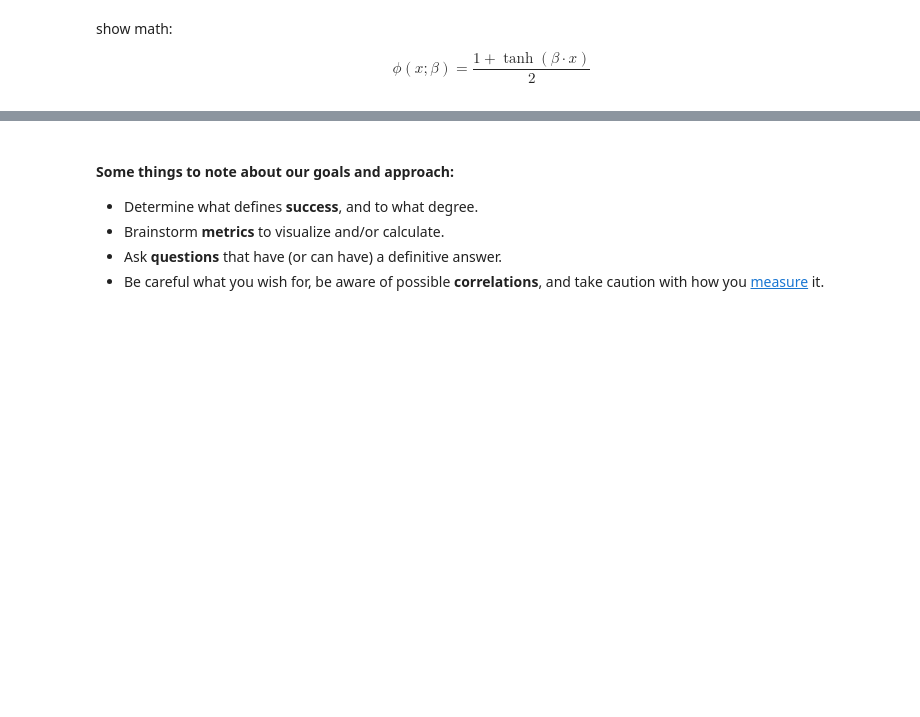
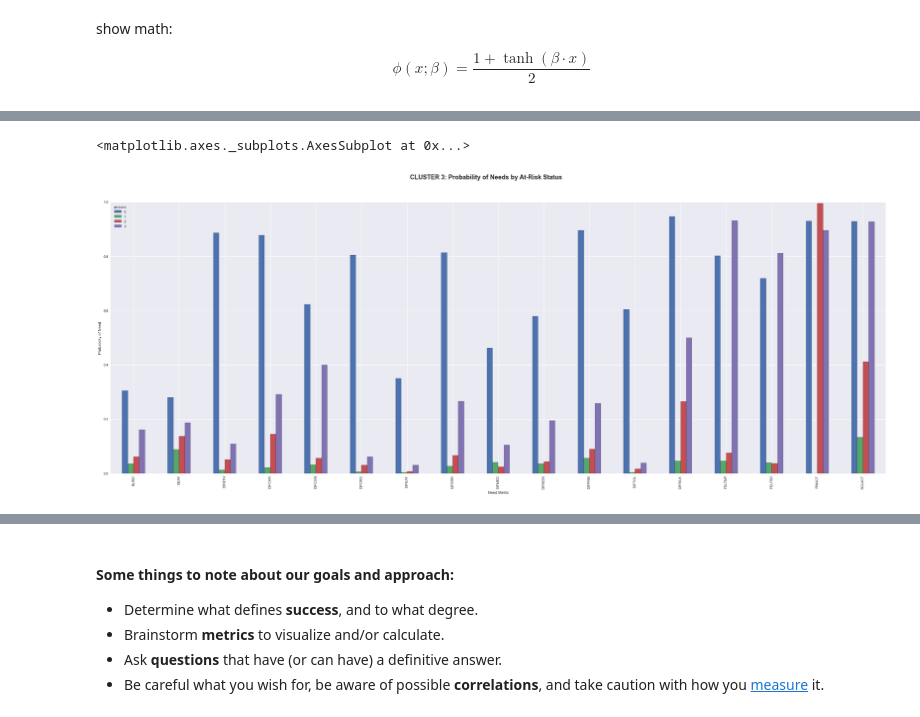
Before and after one commit to cesleem/DAT_SF_14, a Jupyter notebook: project/DAT14FinalProject-Montgomery.ipynb, the cells around one changed output, grey strips where cells are left out. Saved outputs shown, nothing was run; the diff lists cells and outputs as text; code cells hidden in the pictures; blank space fills up the shorter version.

```diff
--- a/project/DAT14FinalProject-Montgomery.ipynb
+++ b/project/DAT14FinalProject-Montgomery.ipynb
@@ -309,6 +291,3 @@ To train and score my model, I used a train/test split, which, as the name impli
 from sklearn.cluster import KMeans
 from sklearn import metrics
 from sklearn.metrics import pairwise_distances
-
-km = KMeans(n_clusters=5, random_state=1)
-km.fit(profiles_simple)
@@ -316,0 +296,4 @@ profiles_simple['persona'] = km.predict(profiles_simple)
+# %%
+#<----- FIX ME.  THIS IS NOT EVERYBODY.
+# X = needs.loc[:1000,:].dropna()
+X = needs[:1000].dropna()
@@ -317 +356,3 @@ profiles_simple['persona'] = km.predict(profiles_simple)
+# %%
+needs['Persona'] = km.predict(needs)
 # %%
@@ -324,0 +367,14 @@ profiles_simple[profiles_simple.persona == 1].hist(figsize=(12, 8));
+# %%
+fig = plt.figure()
+fig.suptitle('CLUSTER 3: Probability of Needs by At-Risk Status', fontsize=18, fontweight='bold')
+
+ax = fig.add_subplot(1,1,2)
+ax2 = fig.add_subplot(1,2,2)
+
+ax.set_xlabel('Need Metric')
+ax.set_ylabel('Probability of Need')
+
+pd.pivot_table(needs, index=['persona']).transpose().plot(kind='bar', ax=ax, figsize=(40,14))
+# %% [output]
+<matplotlib.axes._subplots.AxesSubplot at 0x...>
+[figure, added]
```
Also changed, not shown: parts of 22 cells of this notebook, 14 other files.
